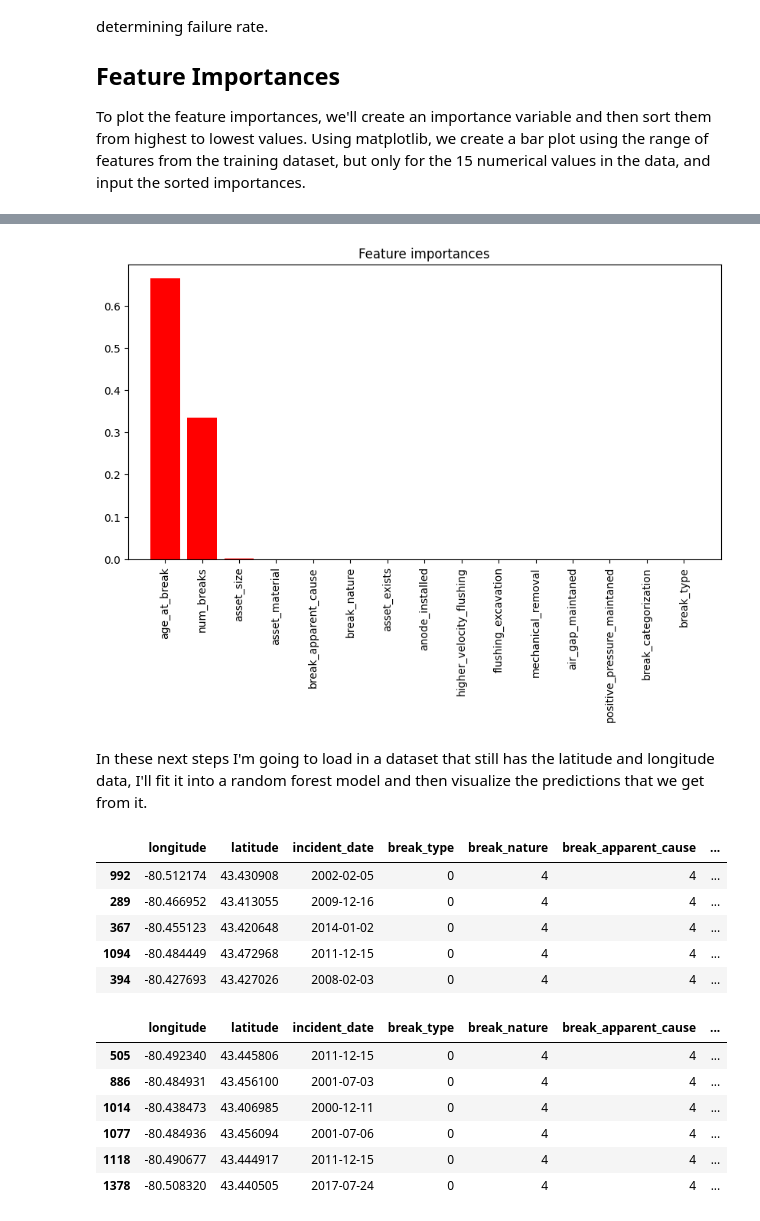
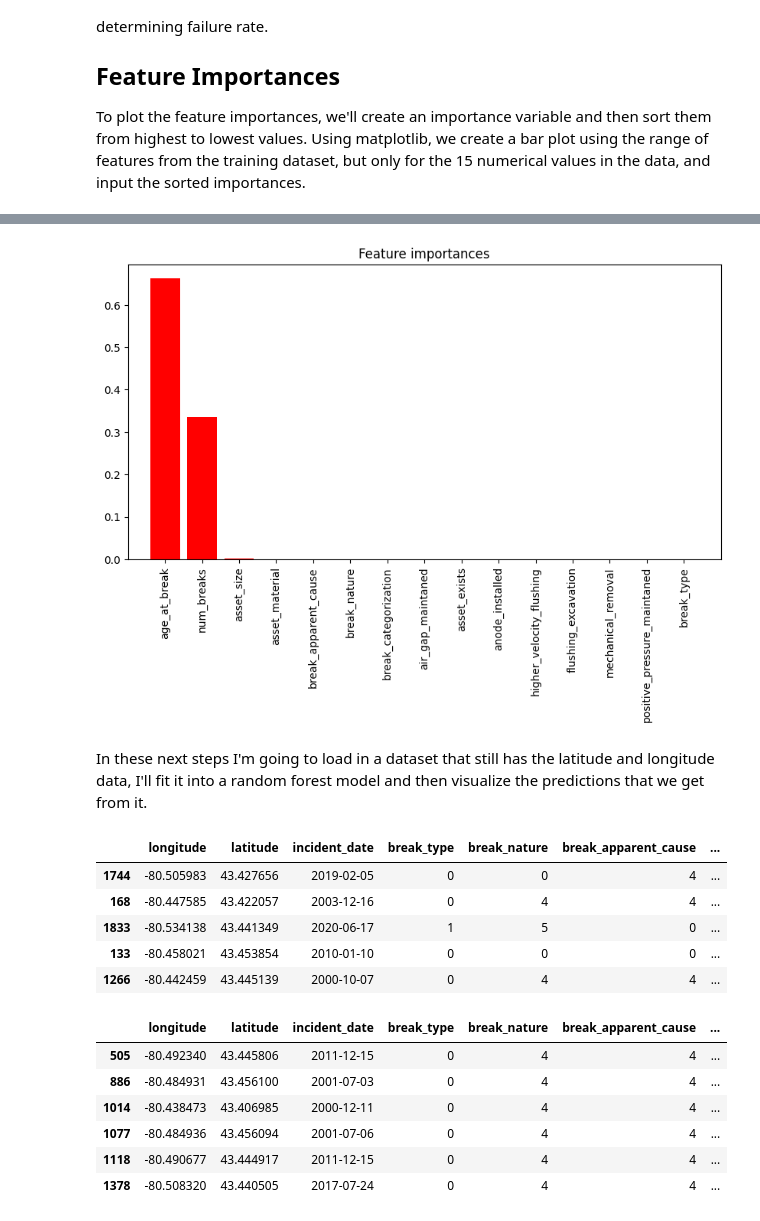
Before and after one commit to js3lliott/water-main-break-prediction-KW, a Jupyter notebook: notebooks/04_baseline_model.ipynb, the cells around one changed output, grey strips where cells are left out. Drawn from its saved outputs; the diff is of its cells as text; code cells hidden in the pictures.

```diff
--- a/nbs/04_baseline_model.ipynb
+++ b/notebooks/04_baseline_model.ipynb
@@ -135,26 +137,26 @@ plt.show();
 # %%
-importances = dectree_ipeline.steps[1][1].feature_importances_
+importances = dectree_pipeline.steps[1][1].feature_importances_
 indices = np.argsort(importances)[::-1]
 plt.figure(figsize=(10, 5))
 plt.title("Feature importances")
 plt.bar(range(X_train.shape[1]), importances[indices], color="r", align="center")
 plt.xticks(range(X_train.shape[1]), X_train.columns[indices], rotation=90)
 plt.xlim([-1, X_train.shape[1]])
 plt.show();
 # %% [output]
-[figure, old version]
+[figure, new version]
 # %% [markdown]
 In these next steps I'm going to load in a dataset that still has the latitude and longitude data, I'll fit it into a random forest model and then visualize the predictions that we get from it.
 # %%
-final_data = pd.read_csv('../data/processed/final_data.csv')
+final_data = pd.read_csv('../data/interim/final_data.csv')
 final_data.sample(5)
 # %% [output]
 |  | longitude | latitude | incident_date | break_type | break_nature | break_apparent_cause | ... |
-| 992 | -80.512174 | 43.430908 | 2002-02-05 | 0 | 4 | 4 | ... |
-| 289 | -80.466952 | 43.413055 | 2009-12-16 | 0 | 4 | 4 | ... |
-| 367 | -80.455123 | 43.420648 | 2014-01-02 | 0 | 4 | 4 | ... |
-| 1094 | -80.484449 | 43.472968 | 2011-12-15 | 0 | 4 | 4 | ... |
-| 394 | -80.427693 | 43.427026 | 2008-02-03 | 0 | 4 | 4 | ... |
+| 1744 | -80.505983 | 43.427656 | 2019-02-05 | 0 | 0 | 4 | ... |
+| 168 | -80.447585 | 43.422057 | 2003-12-16 | 0 | 4 | 4 | ... |
+| 1833 | -80.534138 | 43.441349 | 2020-06-17 | 1 | 5 | 0 | ... |
+| 133 | -80.458021 | 43.453854 | 2010-01-10 | 0 | 0 | 0 | ... |
+| 1266 | -80.442459 | 43.445139 | 2000-10-07 | 0 | 4 | 4 | ... |
 # %%
 final_data[final_data['failure_rate'] == np.inf]
 # %% [output]
```
Also changed, not shown: parts of 8 cells of this notebook, 37 other files.
